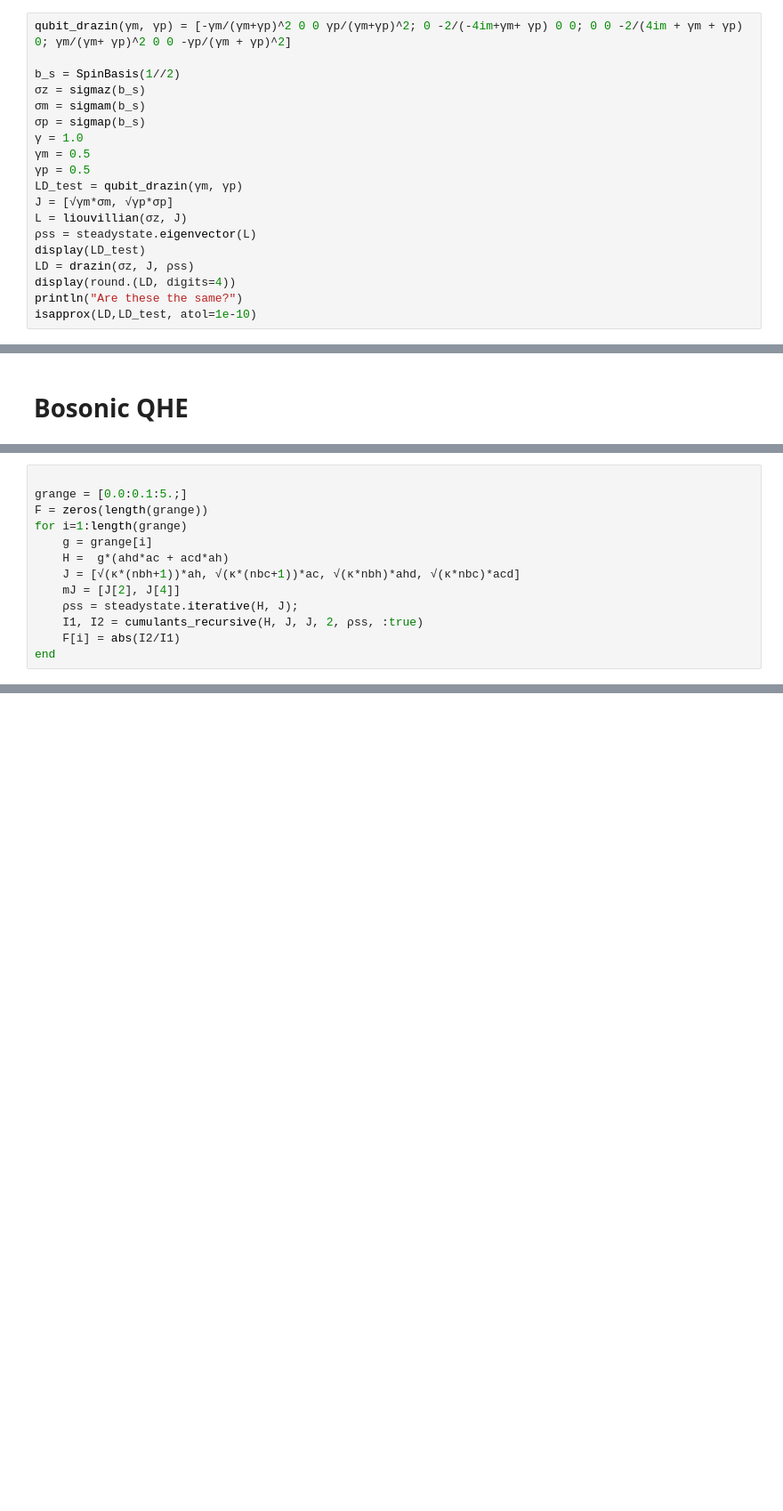
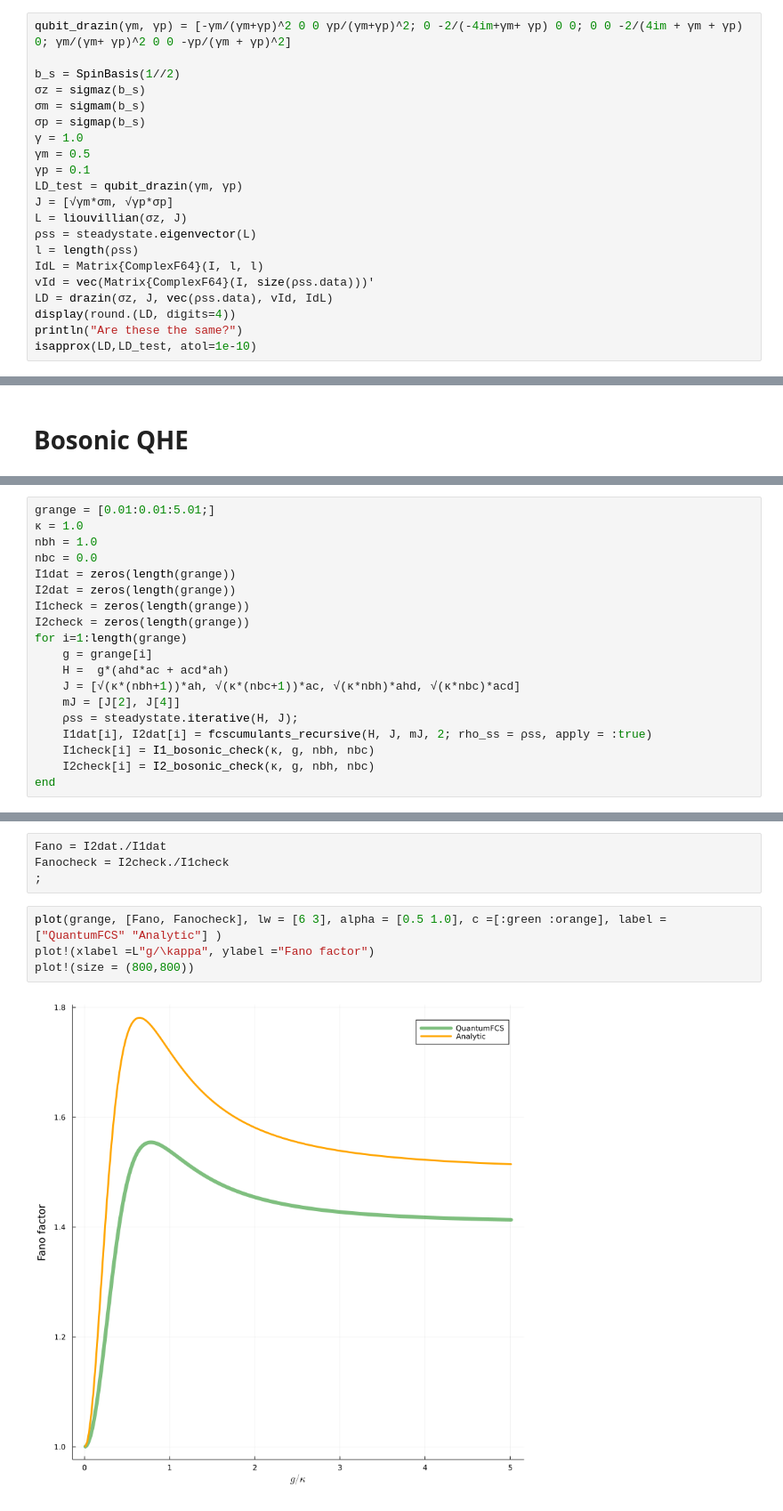
Before and after one commit to marcelojbp/QuantumFCS, a Jupyter notebook: notebooks/fcs-functions.ipynb, the cells around one changed output, grey strips where cells are left out. Shown: that part at 89% size. Saved outputs shown, nothing was run; the diff lists cells and outputs as text; blank space fills up the shorter version.

```diff
--- a/notebooks/fcs-functions.ipynb
+++ b/notebooks/fcs-functions.ipynb
@@ -160,13 +73,15 @@ b_s = SpinBasis(1//2)
 σp = sigmap(b_s)
 γ = 1.0
 γm = 0.5
-γp = 0.5
+γp = 0.1
 LD_test = qubit_drazin(γm, γp)
 J = [√γm*σm, √γp*σp]
 L = liouvillian(σz, J)
 ρss = steadystate.eigenvector(L)
-display(LD_test)
-LD = drazin(σz, J, ρss)
+l = length(ρss)
+IdL = Matrix{ComplexF64}(I, l, l)
+vId = vec(Matrix{ComplexF64}(I, size(ρss.data)))'
+LD = drazin(σz, J, vec(ρss.data), vId, IdL)
 display(round.(LD, digits=4))
 println("Are these the same?")
 isapprox(LD,LD_test, atol=1e-10)
@@ -328,13 +205,19 @@ println(I2_analytic)
 # %%
-
-grange = [0.0:0.1:5.;]
-F = zeros(length(grange))
+grange = [0.01:0.01:5.01;]
+κ = 1.0
+nbh = 1.0
+nbc = 0.0
+I1dat = zeros(length(grange))
+I2dat = zeros(length(grange))
+I1check = zeros(length(grange))
+I2check = zeros(length(grange))
 for i=1:length(grange)
     g = grange[i]
     H =  g*(ahd*ac + acd*ah)
     J = [√(κ*(nbh+1))*ah, √(κ*(nbc+1))*ac, √(κ*nbh)*ahd, √(κ*nbc)*acd]
     mJ = [J[2], J[4]]
     ρss = steadystate.iterative(H, J);
-    I1, I2 = cumulants_recursive(H, J, J, 2, ρss, :true)
-    F[i] = abs(I2/I1)
+    I1dat[i], I2dat[i] = fcscumulants_recursive(H, J, mJ, 2; rho_ss = ρss, apply = :true)
+    I1check[i] = I1_bosonic_check(κ, g, nbh, nbc)
+    I2check[i] = I2_bosonic_check(κ, g, nbh, nbc)
 end
@@ -344,0 +224,10 @@ plot(grange, F, lw = 3)
+# %%
+Fano = I2dat./I1dat
+Fanocheck = I2check./I1check
+;
+# %%
+plot(grange, [Fano, Fanocheck], lw = [6 3], alpha = [0.5 1.0], c =[:green :orange], label = ["QuantumFCS" "Analytic"] )
+plot!(xlabel =L"g/\kappa", ylabel ="Fano factor")
+plot!(size = (800,800))
+# %% [output]
+[figure, added]
```
Also changed, not shown: parts of 15 cells of this notebook, 3 other files.
